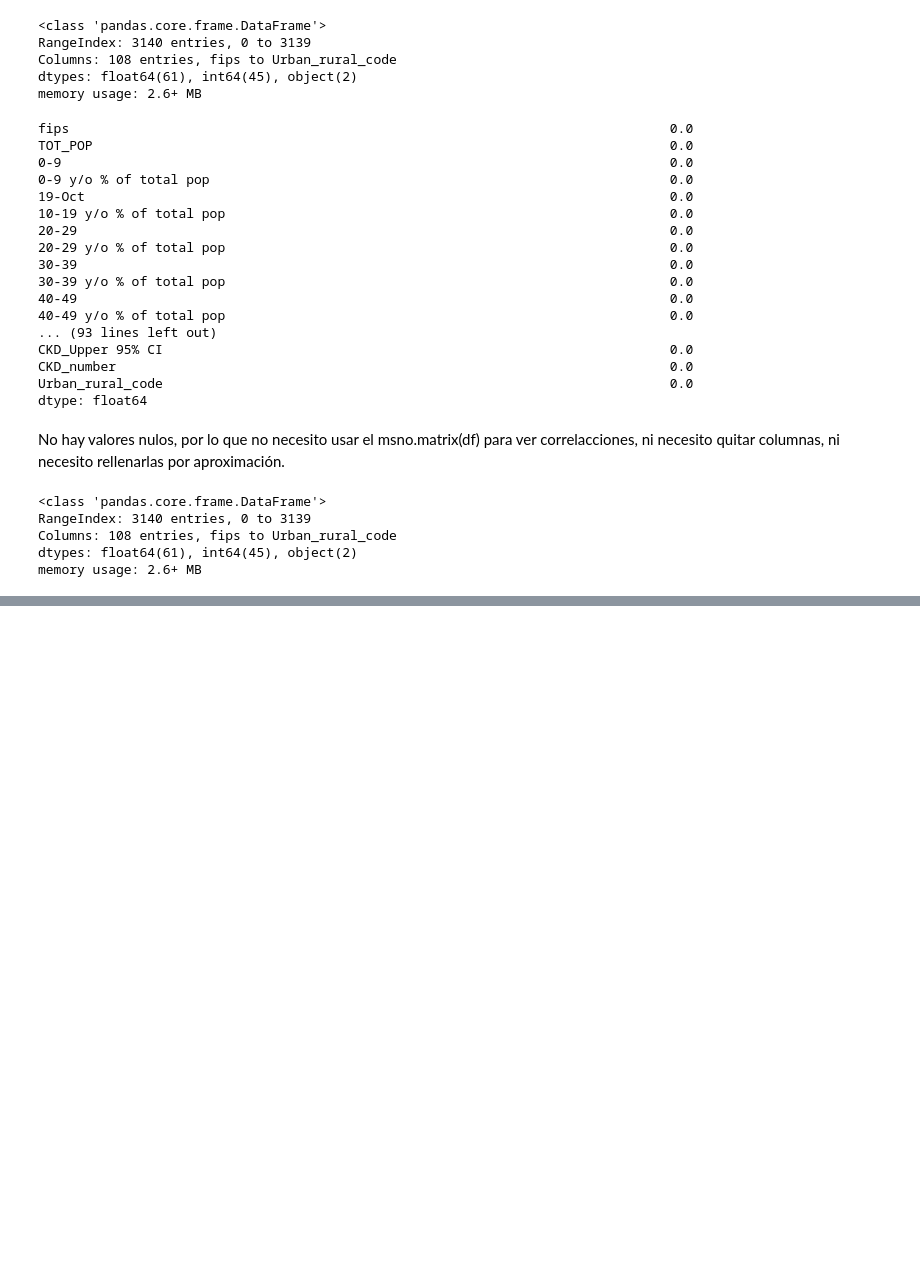
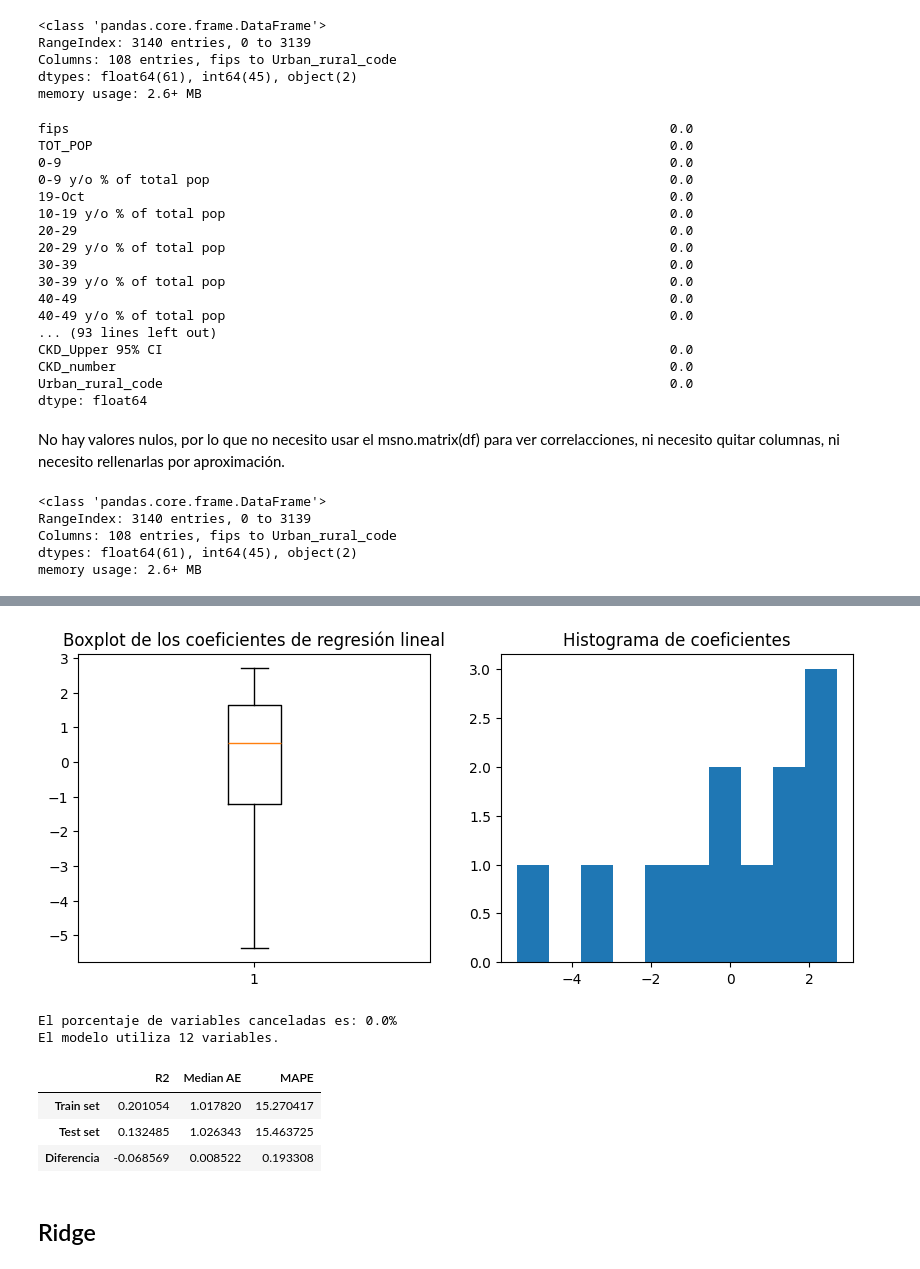
Before and after one commit to 4GeeksAcademy/Regularized-linear-regression_Marina, a Jupyter notebook: src/explore.ipynb, the cells around one changed output, grey strips where cells are left out. Drawn from its saved outputs; the diff is of its cells as text; code cells hidden in the pictures; blank space fills up the shorter version.

```diff
--- a/src/explore.ipynb
+++ b/src/explore.ipynb
@@ -160,0 +235,30 @@ plt.show()
+# %%
+m_lasso = LassoCV(alphas=np.logspace(-6, 6, 10), cv=5, random_state=42, n_jobs=-1).fit(X_train_scaled, y_train)
+yhat_train_lasso = m_lasso.predict(X_train_scaled)
+yhat_lasso = m_lasso.predict(X_test_scaled)
+# %%
+plt.figure(figsize=(10, 4))
+plt.subplot(1, 2, 1)
+plt.boxplot(m_lasso.coef_)
+plt.title('Boxplot de los coeficientes de regresión lineal')
+plt.subplot(1, 2, 2)
+plt.hist(m_lasso.coef_,10)
+plt.title('Histograma de coeficientes')
+plt.show()
+# %% [output]
+[figure, added]
+# %%
+print(f'El porcentaje de variables canceladas es: {round(len(m_lasso.coef_[np.abs(m_lasso.coef_)==0])/len(m_lasso.coef_)*100,2)}%')
+print(f'El modelo utiliza {len(m_lasso.coef_[np.abs(m_lasso.coef_)>0])} variables.')
+# %% [output]
+El porcentaje de variables canceladas es: 0.0%
+El modelo utiliza 12 variables.
+# %%
+get_metrics(yhat_lasso, y_test, yhat_train_lasso, y_train)
+# %% [output]
+|  | R2 | Median AE | MAPE |
+| Train set | 0.201054 | 1.017820 | 15.270417 |
+| Test set | 0.132485 | 1.026343 | 15.463725 |
+| Diferencia | -0.068569 | 0.008522 | 0.193308 |
+# %% [markdown]
+## Ridge
```
Also changed, not shown: parts of 37 cells of this notebook.
